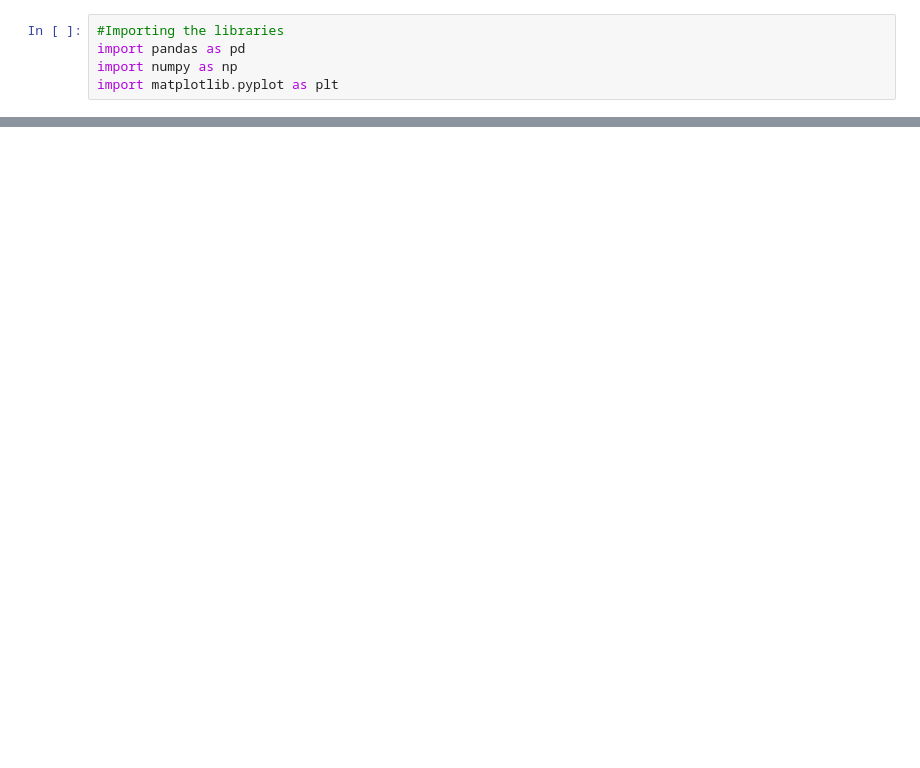
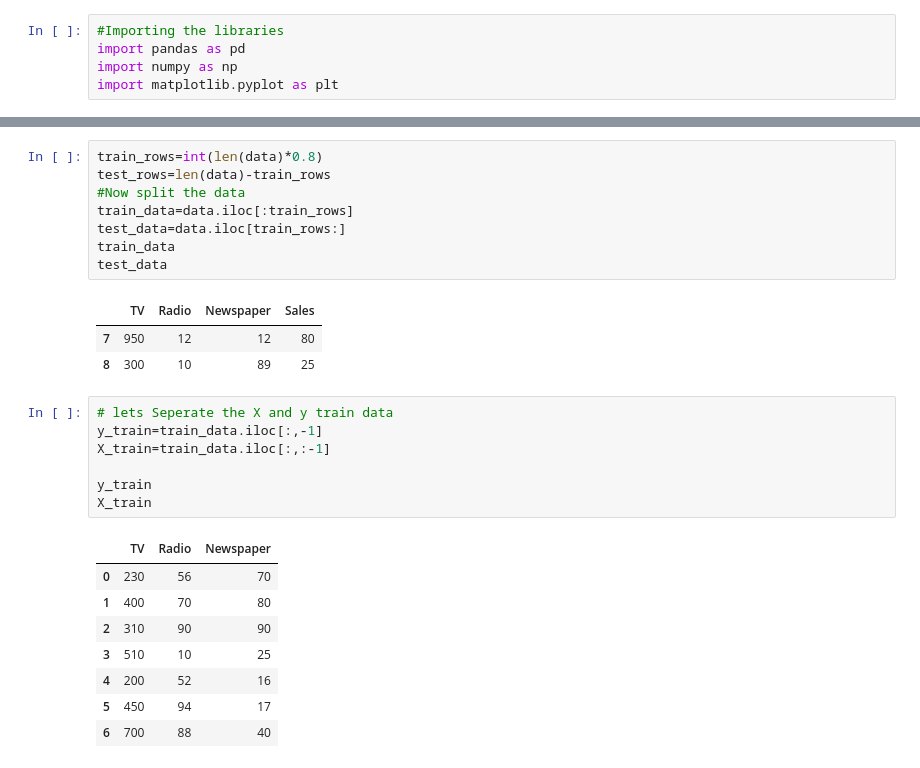
Before and after one commit to kartheekgbl/AI-ML, a Jupyter notebook: Superised learning/Regression/MLR/Mlr2.ipynb, the cells around one changed output, grey strips where cells are left out. Cells and saved outputs as stored; diff of their text form; blank space fills up the shorter version.

```diff
--- a/Superised learning/Regression/MLR/Mlr2.ipynb
+++ b/Superised learning/Regression/MLR/Mlr2.ipynb
@@ -11,0 +20,28 @@ ModuleNotFoundError: No module named 'sklearn'
+# %%
+train_rows=int(len(data)*0.8)
+test_rows=len(data)-train_rows
+#Now split the data
+train_data=data.iloc[:train_rows]
+test_data=data.iloc[train_rows:]
+train_data
+test_data
+# %% [output]
+|  | TV | Radio | Newspaper | Sales |
+| 7 | 950 | 12 | 12 | 80 |
+| 8 | 300 | 10 | 89 | 25 |
+# %%
+# lets Seperate the X and y train data
+y_train=train_data.iloc[:,-1]
+X_train=train_data.iloc[:,:-1]
+
+y_train
+X_train
+# %% [output]
+|  | TV | Radio | Newspaper |
+| 0 | 230 | 56 | 70 |
+| 1 | 400 | 70 | 80 |
+| 2 | 310 | 90 | 90 |
+| 3 | 510 | 10 | 25 |
+| 4 | 200 | 52 | 16 |
+| 5 | 450 | 94 | 17 |
+| 6 | 700 | 88 | 40 |
```
Also changed, not shown: parts of 7 cells of this notebook, 5 other files.
